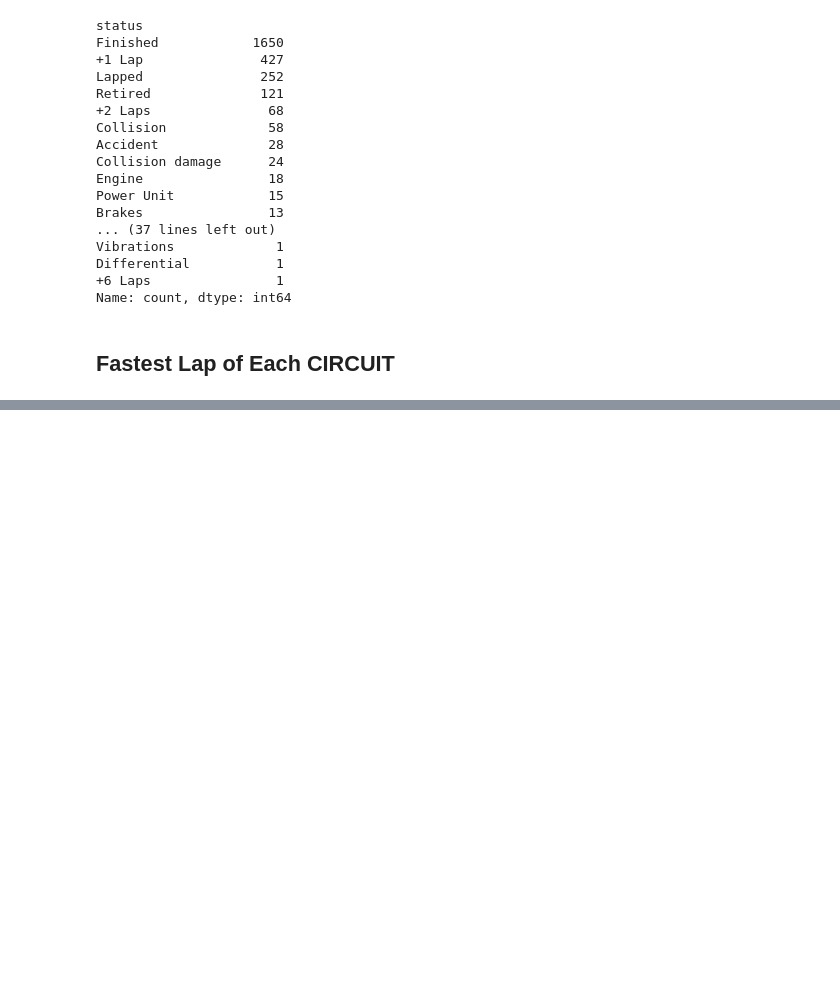
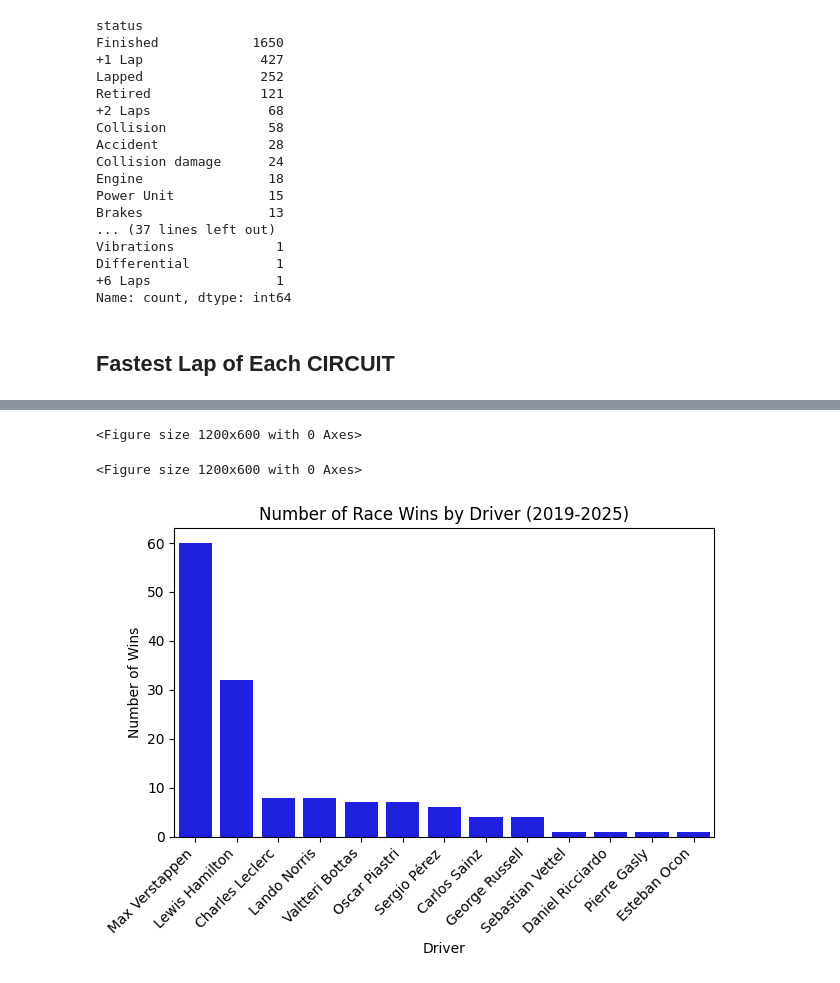
Before and after one commit to divyanshg03/F1-Winner-Prediction, a Jupyter notebook: notebooks/EDA.ipynb, the cells around one changed output, grey strips where cells are left out. Drawn from its saved outputs; the diff is of its cells as text; code cells hidden in the pictures; blank space fills up the shorter version.

```diff
--- a/notebooks/EDA.ipynb
+++ b/notebooks/EDA.ipynb
@@ -378,0 +419,14 @@ df.head()
+# %%
+plt.figure(figsize=(12, 6))
+# %% [output]
+<Figure size 1200x600 with 0 Axes>
+<Figure size 1200x600 with 0 Axes>
+# %%
+sns.barplot(x=race_winners.index, y=race_winners.values, color='b')
+plt.xticks(rotation=45, ha='right')
+plt.title('Number of Race Wins by Driver (2019-2025)')
+plt.xlabel('Driver')
+plt.ylabel('Number of Wins')
+plt.tight_layout()
+# %% [output]
+[figure, added]
```
Also changed, not shown: parts of 6 cells of this notebook.
